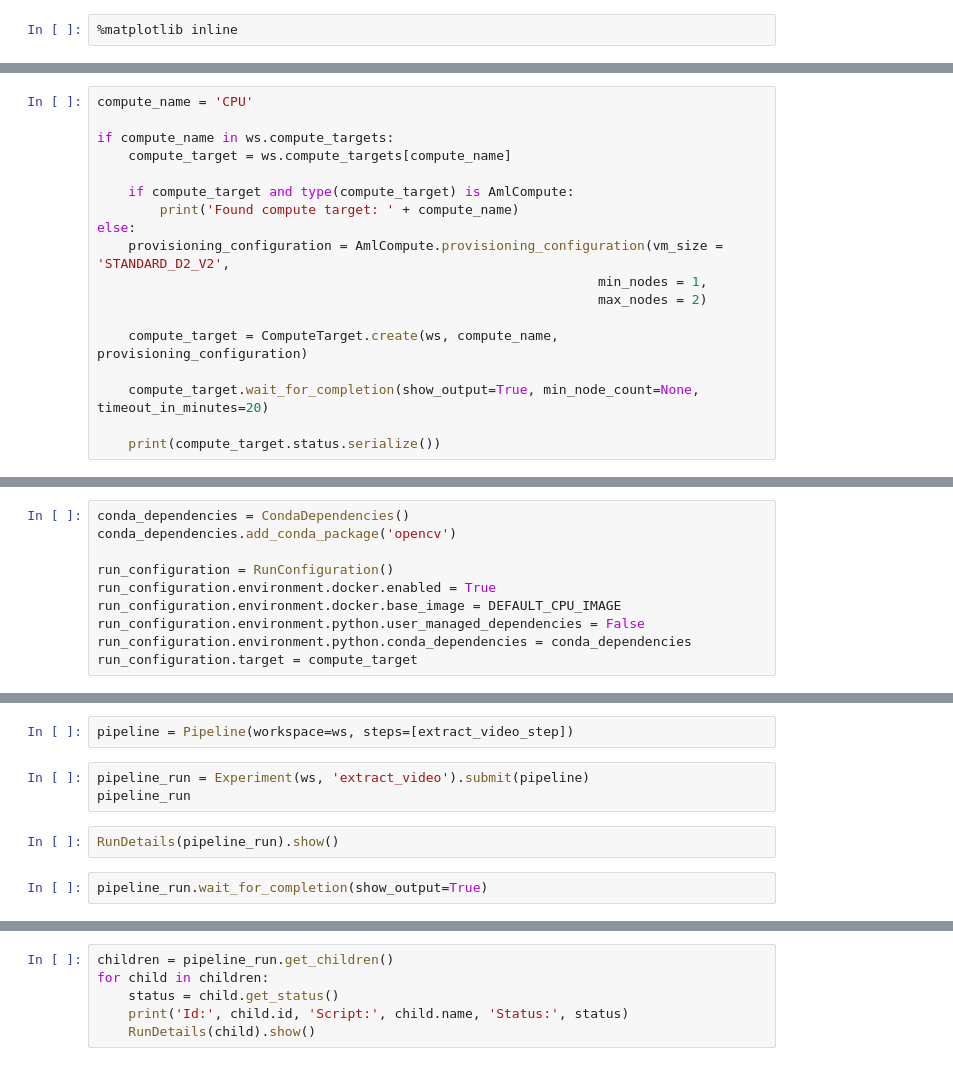
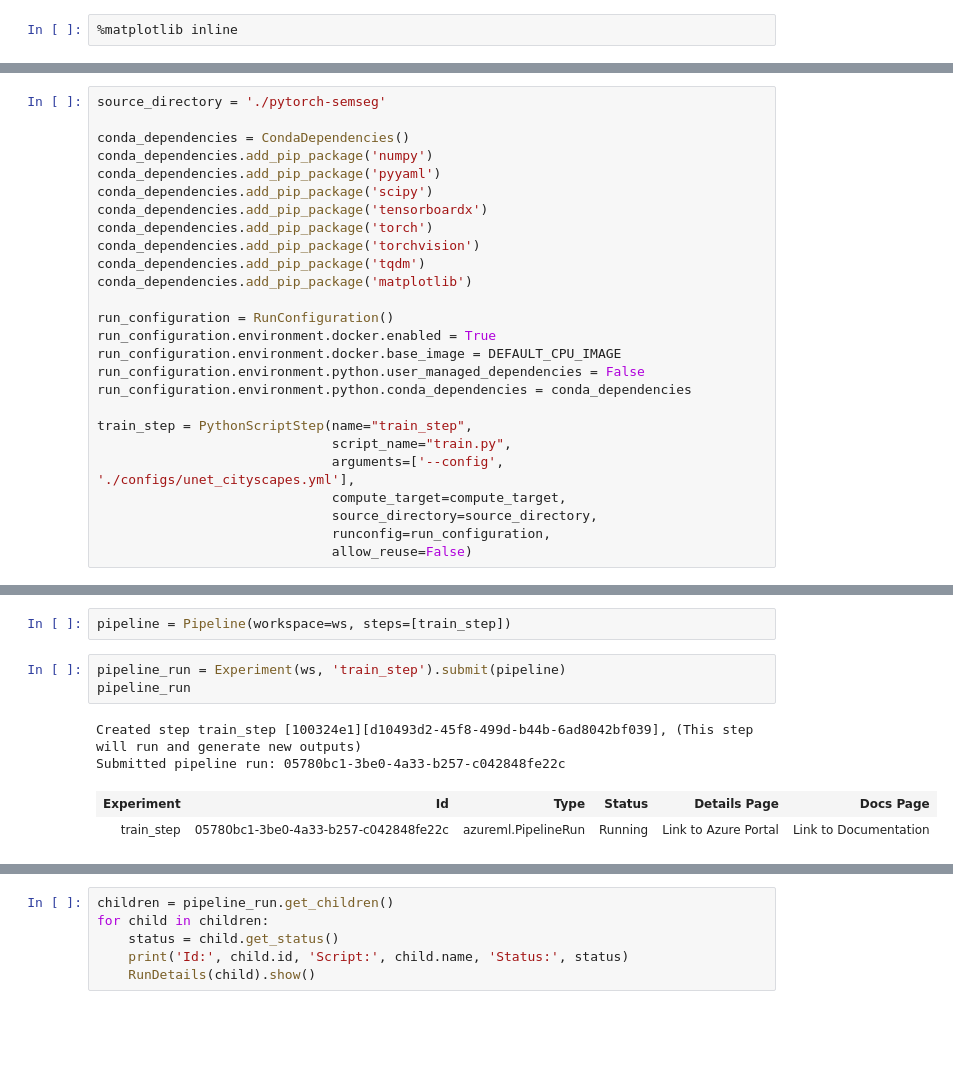
Before and after one commit to microsoft/HealthyCountryAI, a Jupyter notebook: notebooks/U-Net ML Pipeline.ipynb, the cells around one changed output, grey strips where cells are left out. Cells and saved outputs as stored; diff of their text form; blank space fills up the shorter version.

```diff
--- a/notebooks/U-Net ML Pipeline.ipynb
+++ b/notebooks/U-Net ML Pipeline.ipynb
@@ -195,18 +97,0 @@ print('Name: {0}'.format(ws.name), 'Resource Group: {0}'.format(ws.resource_grou
-# %%
-compute_name = 'CPU'
-
-if compute_name in ws.compute_targets:
-    compute_target = ws.compute_targets[compute_name]
-
-    if compute_target and type(compute_target) is AmlCompute:
-        print('Found compute target: ' + compute_name)
-else:
-    provisioning_configuration = AmlCompute.provisioning_configuration(vm_size = 'STANDARD_D2_V2',
-                                                                min_nodes = 1,
-                                                                max_nodes = 2)
-
-    compute_target = ComputeTarget.create(ws, compute_name, provisioning_configuration)
-
-    compute_target.wait_for_completion(show_output=True, min_node_count=None, timeout_in_minutes=20)
-
-    print(compute_target.status.serialize())
@@ -274,10 +98,26 @@ frames = DataReference(datastore=default_file_store,
 # %%
+source_directory = './pytorch-semseg'
+
 conda_dependencies = CondaDependencies()
-conda_dependencies.add_conda_package('opencv')
+conda_dependencies.add_pip_package('numpy')
+conda_dependencies.add_pip_package('pyyaml')
+conda_dependencies.add_pip_package('scipy')
+conda_dependencies.add_pip_package('tensorboardx')
+conda_dependencies.add_pip_package('torch')
+conda_dependencies.add_pip_package('torchvision')
+conda_dependencies.add_pip_package('tqdm')
+conda_dependencies.add_pip_package('matplotlib')
 
 run_configuration = RunConfiguration()
 run_configuration.environment.docker.enabled = True
 run_configuration.environment.docker.base_image = DEFAULT_CPU_IMAGE
 run_configuration.environment.python.user_managed_dependencies = False
 run_configuration.environment.python.conda_dependencies = conda_dependencies
-run_configuration.target = compute_target
+
+train_step = PythonScriptStep(name="train_step",
+                              script_name="train.py",
+                              arguments=['--config', './configs/unet_cityscapes.yml'],
+                              compute_target=compute_target,
+                              source_directory=source_directory,
+                              runconfig=run_configuration,
+                              allow_reuse=False)
@@ -292,9 +132,10 @@ extract_video_step = PythonScriptStep(name='extract_video',
 # %%
-pipeline = Pipeline(workspace=ws, steps=[extract_video_step])
+pipeline = Pipeline(workspace=ws, steps=[train_step])
 # %%
-pipeline_run = Experiment(ws, 'extract_video').submit(pipeline)
+pipeline_run = Experiment(ws, 'train_step').submit(pipeline)
 pipeline_run
+# %% [output]
+Created step train_step [100324e1][d10493d2-45f8-499d-b44b-6ad8042bf039], (This step will run and generate new outputs)
+Submitted pipeline run: 05780bc1-3be0-4a33-b257-c042848fe22c
+| Experiment | Id | Type | Status | Details Page | Docs Page |
+| train_step | 05780bc1-3be0-4a33-b257-c042848fe22c | azureml.PipelineRun | Running | Link to Azure Portal | Link to Documentation |
-# %%
-RunDetails(pipeline_run).show()
-# %%
-pipeline_run.wait_for_completion(show_output=True)
```
Also changed, not shown: parts of 36 cells of this notebook, 15 other files.
